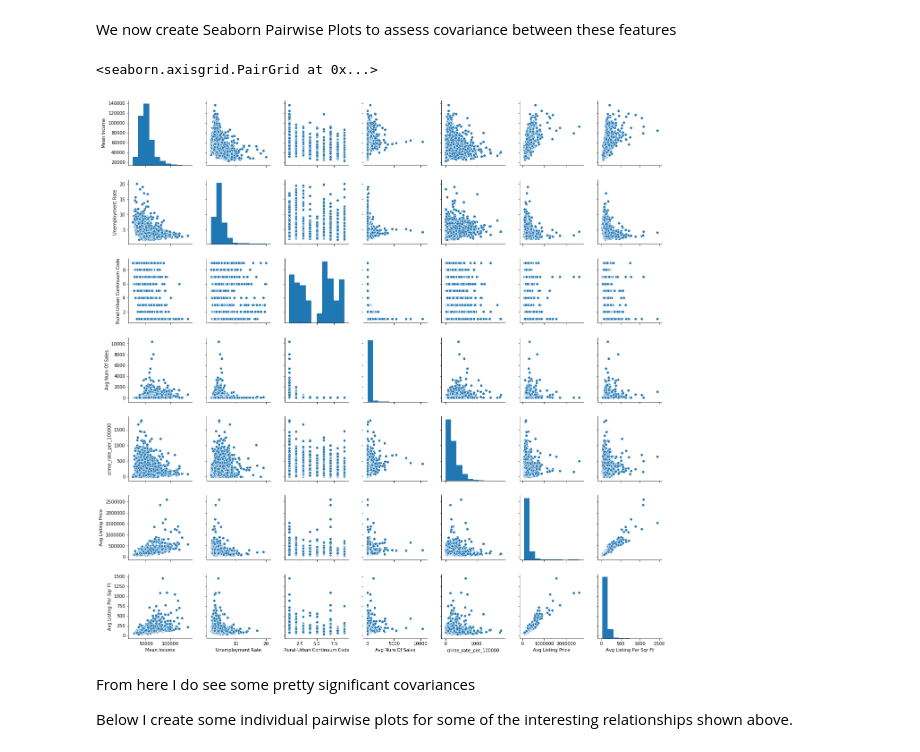
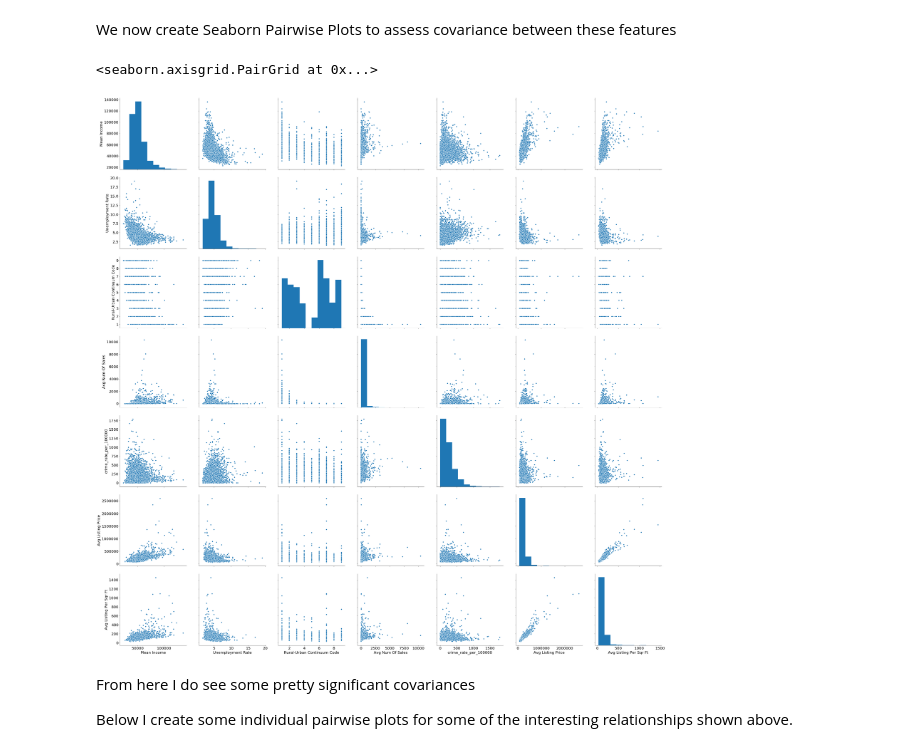
Before and after one commit to moorebryan/county-recommendation-engine, a Jupyter notebook: Pre-Processing County DF.ipynb, the cells around one changed output. Saved outputs shown, nothing was run; the diff lists cells and outputs as text; code cells hidden in the pictures.

```diff
--- a/Pre-Processing County DF.ipynb
+++ b/Pre-Processing County DF.ipynb
@@ -123,10 +127,10 @@ Continue later........
 # %% [markdown]
 We now create Seaborn Pairwise Plots to assess covariance between these features
 # %%
-sns.pairplot(for_heatmap)
+sns.pairplot(for_heatmap,size=6, aspect=1)
 # %% [output]
 <seaborn.axisgrid.PairGrid at 0x...>
-[figure, old version]
+[figure, new version]
 # %% [markdown]
 From here I do see some pretty significant covariances<br>
 
```
Also changed, not shown: parts of 12 cells of this notebook, 2 other files.
